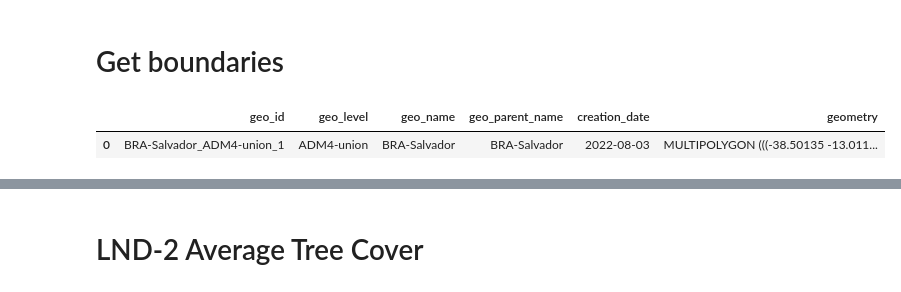
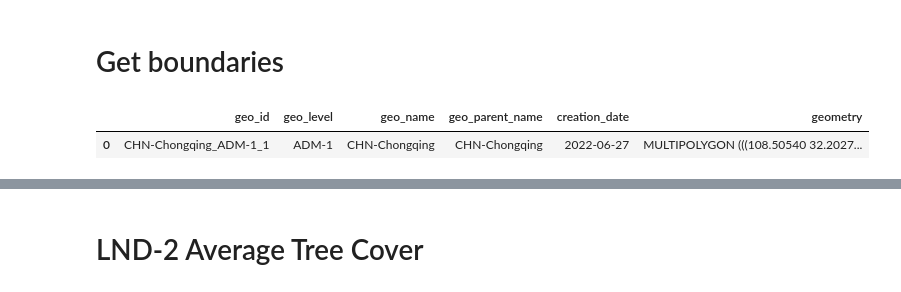
Before and after one commit to wri/cities-cif, a Jupyter notebook: notebooks/tutorial/compute indicators.ipynb, the cells around one changed output, grey strips where cells are left out. Drawn from its saved outputs; the diff is of its cells as text; code cells hidden in the pictures.

```diff
--- a/notebooks/tutorial/compute indicators.ipynb
+++ b/notebooks/tutorial/compute indicators.ipynb
@@ -31,12 +31,12 @@ os.environ['GOOGLE_APPLICATION_CREDENTIALS']='C:\\Users\Saif.Shabou\OneDrive - W
 # Get boundaries
 # %%
 # load boundary of a region of interest
-boundary_path = 'https://cities-indicators.s3.eu-west-3.amazonaws.com/data/boundaries/boundary-BRA-Salvador-ADM4union.geojson'
+boundary_path = 's3://cities-indicators/data/boundaries/boundary-CHN-Chongqing-ADM1.geojson'
 city_gdf_aoi = gpd.read_file(boundary_path, driver='GeoJSON')
 city_gdf_aoi.head()
 # %% [output]
 |  | geo_id | geo_level | geo_name | geo_parent_name | creation_date | geometry |
-| 0 | BRA-Salvador_ADM4-union_1 | ADM4-union | BRA-Salvador | BRA-Salvador | 2022-08-03 | MULTIPOLYGON (((-38.50135 -13.011... |
+| 0 | CHN-Chongqing_ADM-1_1 | ADM-1 | CHN-Chongqing | CHN-Chongqing | 2022-06-27 | MULTIPOLYGON (((108.50540 32.2027... |
 # %%
 # load boundary of sub-georgaphy
 boundary_path = 'https://cities-indicators.s3.eu-west-3.amazonaws.com/data/boundaries/boundary-BRA-Salvador-ADM4.geojson'
```
Also changed, not shown: parts of 3 cells of this notebook, 1 other file.
